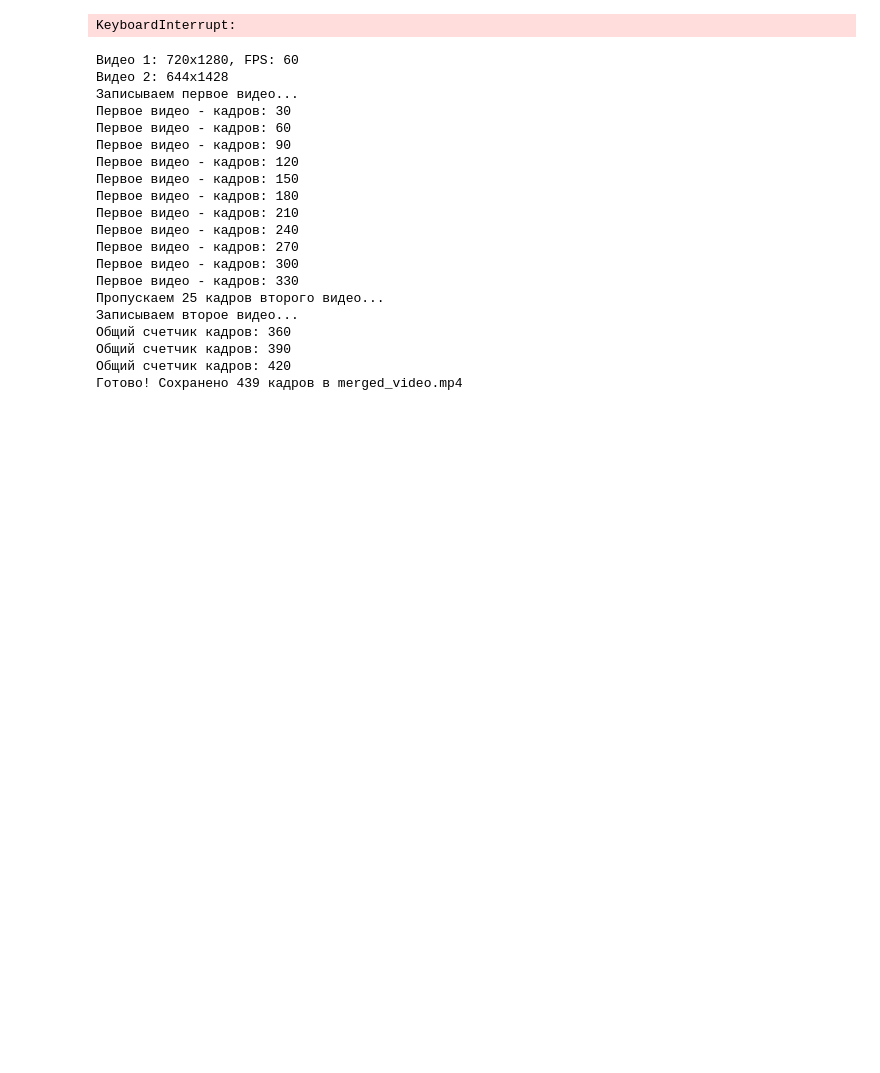
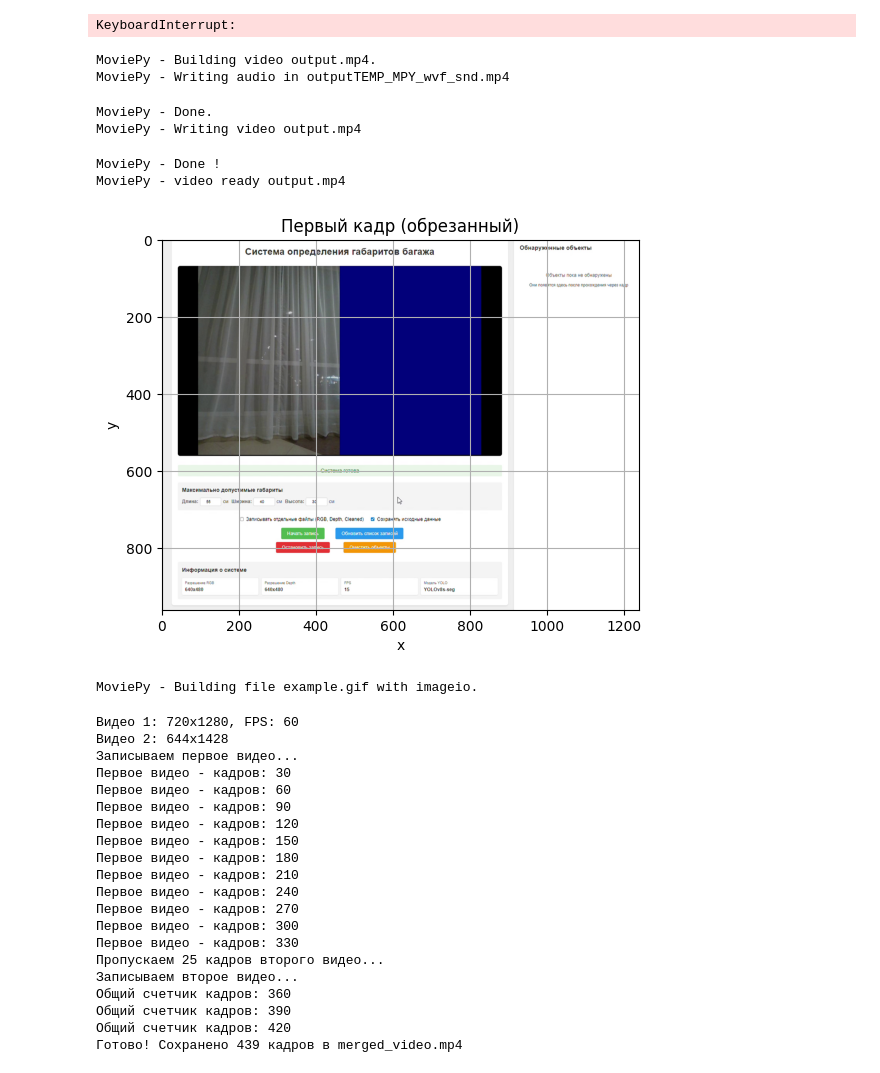
Before and after one commit to alexmeshr/IntellectSchool2025, a Jupyter notebook: calibration.ipynb, the cells around one changed output. Cells and saved outputs as stored; diff of their text form; code cells hidden in the pictures; blank space fills up the shorter version.

```diff
--- a/calibration.ipynb
+++ b/calibration.ipynb
@@ -158,6 +158,84 @@ pcd = o3d.geometry.PointCloud.create_from_depth_image(
 #pcd.colors = o3d.utility.Vector3dVector(color_image.reshape(-1, 3) / 255.0)
 
 o3d.visualization.draw_geometries([pcd])
+# %%
+from moviepy import VideoFileClip
+
+import matplotlib.pyplot as plt
+
+def trim_and_crop_video(input_path, output_path, start_time, end_time, x1=0, y1=0, x2=0, y2=0):
+    """
+    Обрезает видео по времени и вырезает указанный прямоугольник (crop).
+    Также отображает первый кадр с координатными осями.
+    """
+    with VideoFileClip(input_path) as video:
+
+        # Безопасная длительность
+        duration = video.duration
+        if end_time > duration:
+            end_time = duration - 0.1  # чтобы не упереться в повреждённый кадр
+
+        # Обрезка по времени
+        trimmed = video.subclipped(start_time, end_time)
+        if (x1**2+x2**2+y1**2+y2**2) > 0:
+            cropped = trimmed.cropped(x1=x1, y1=y1, x2=x2, y2=y2)
+
+        # Сохраняем результат
+        cropped.write_videofile(output_path, codec='libx264', audio_codec='aac')
+
+        # Показываем первый кадр с осями
+        frame = cropped.get_frame(0)  # кадр на 0-й секунде
+        plt.imshow(frame)
+        plt.title("Первый кадр (обрезанный)")
+        plt.xlabel("x")
+        plt.ylabel("y")
+        plt.grid(True)
+        plt.show()
+
+        # Обрезка по координатам
+
+
+
+trim_and_crop_video("school_data/input.mp4", "output.mp4", start_time=28, end_time=45, x1=340, y1=120, x2=1580, y2=1280)
+# %% [output]
+MoviePy - Building video output.mp4.
+MoviePy - Writing audio in outputTEMP_MPY_wvf_snd.mp4
+MoviePy - Done.
+MoviePy - Writing video output.mp4
+MoviePy - Done !
+MoviePy - video ready output.mp4
+[figure, added]
+# %%
+def convert_to_gif(input_path, output_gif_path, start_time=None, end_time=None, resize_factor=1.0, fps=10):
+    """
+    Конвертирует видео в GIF.
+
+    :param input_path: путь к видеофайлу (.mp4)
+    :param output_gif_path: путь к итоговому gif-файлу
+    :param start_time: (опц.) начальное время в секундах
+    :param end_time: (опц.) конечное время в секундах
+    :param resize_factor: коэффициент изменения размера (1.0 = без изменений)
+    :param fps: кадров в секунду для GIF
+    """
+    with VideoFileClip(input_path) as video:
+        if start_time is not None or end_time is not None:
+            video = video.subclipped(start_time or 0, end_time or video.duration)
+
+        if resize_factor != 1.0:
+            video = video.resized(resize_factor)
+
+        video.write_gif(output_gif_path, fps=fps)
+
+convert_to_gif(
+    input_path="output.mp4",
+    output_gif_path="example.gif",
+    start_time=0,
+    end_time=None,
+    resize_factor=0.7,  # уменьшить размер на 50%
+    fps=10
+)
+# %% [output]
+MoviePy - Building file example.gif with imageio.
 # %%
 import cv2
 import numpy as np
```
Also changed, not shown: 6 other files.
